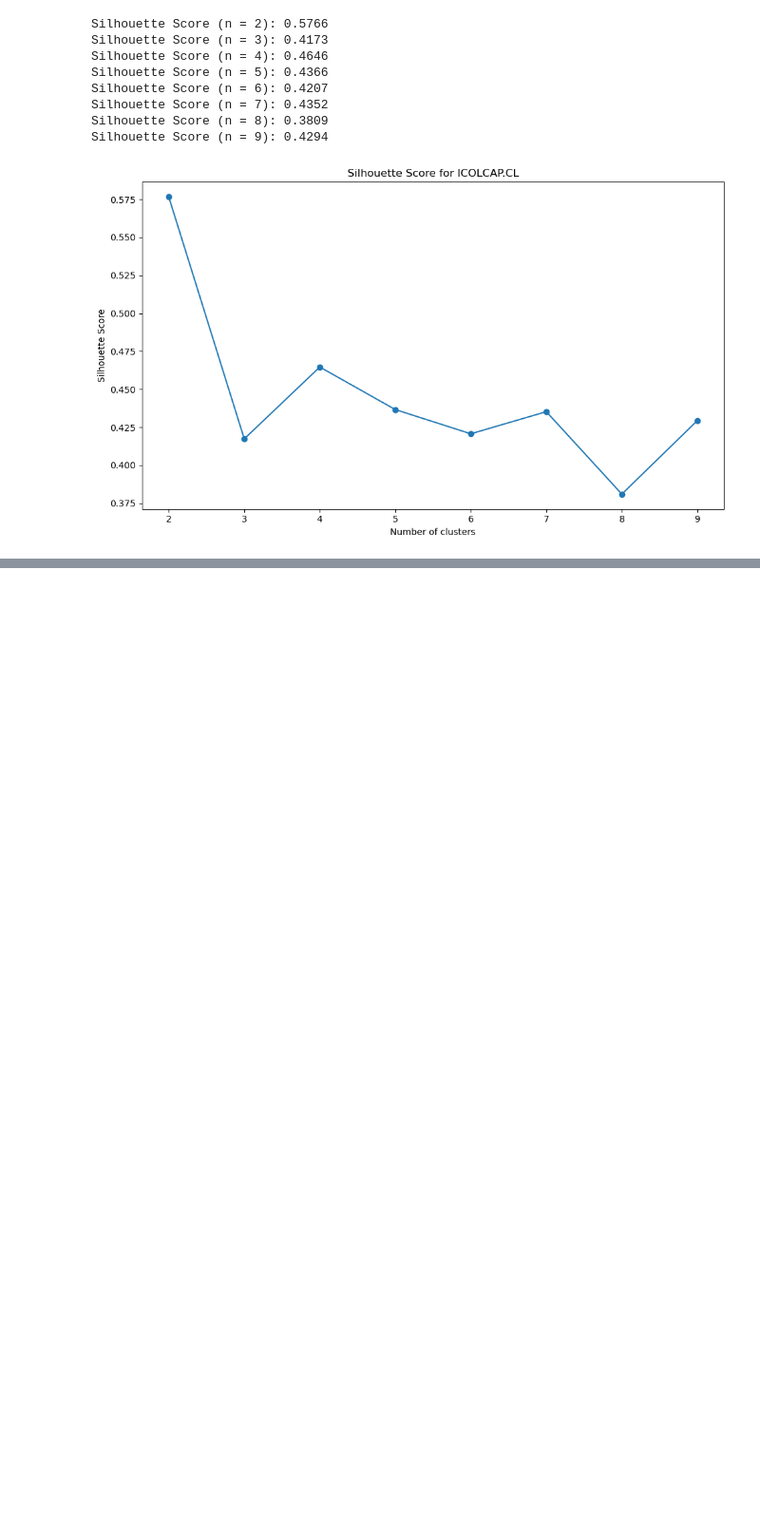
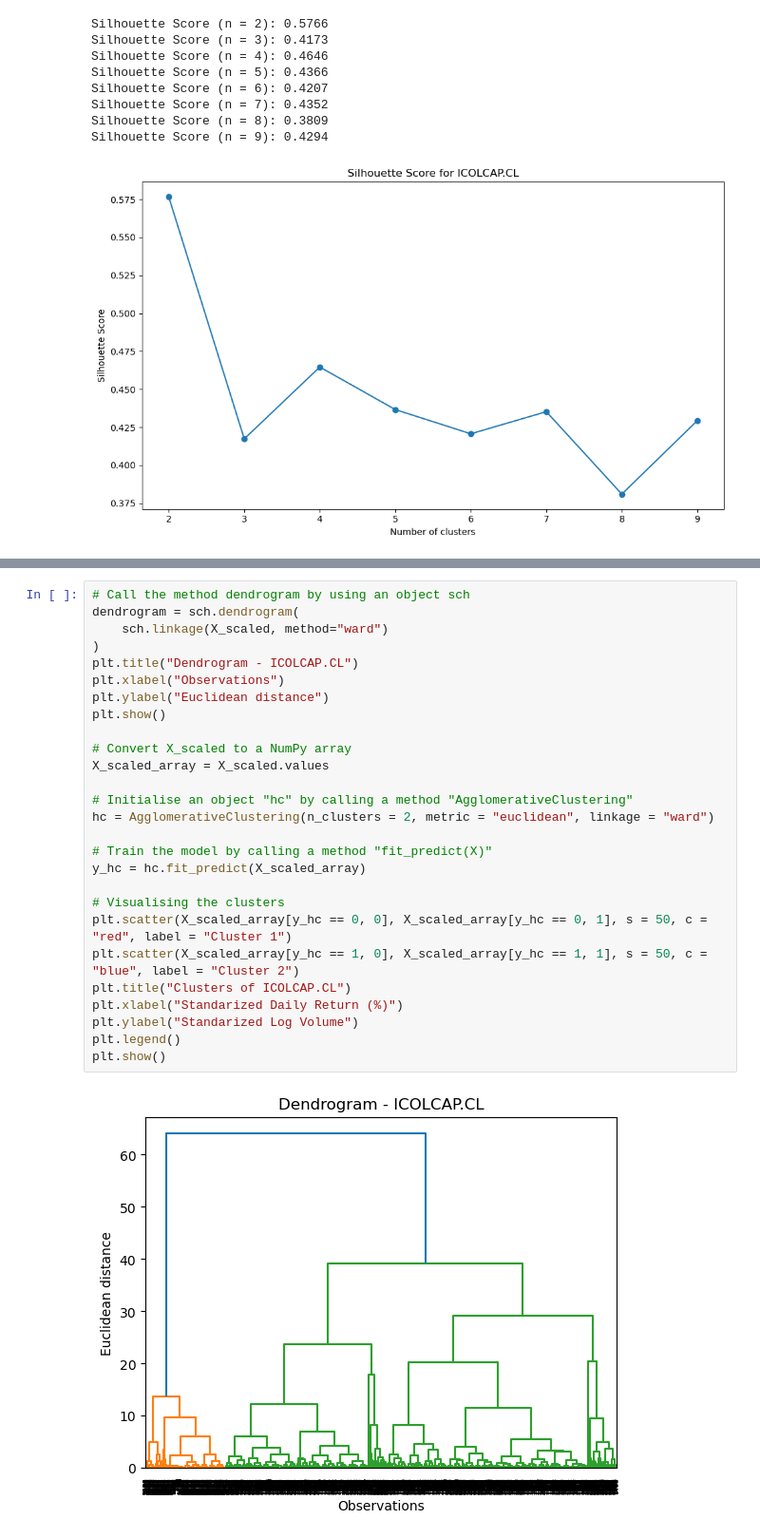
Before and after one commit to YuriBaquero2026/CA1MLB-2026234, a Jupyter notebook: Yuri_Baquero_CA1_MLB.ipynb, the cells around one changed output, grey strips where cells are left out. Shown at 95% size. Saved outputs shown, nothing was run; the diff lists cells and outputs as text; blank space fills up the shorter version.

```diff
--- a/Yuri_Baquero_CA1_MLB.ipynb
+++ b/Yuri_Baquero_CA1_MLB.ipynb
@@ -1001,0 +1028,29 @@ Before to apply the tecnique is necessary to define what the Agglomerative Clust
+# %%
+# Call the method dendrogram by using an object sch
+dendrogram = sch.dendrogram(
+    sch.linkage(X_scaled, method="ward")
+)
+plt.title("Dendrogram - ICOLCAP.CL")
+plt.xlabel("Observations")
+plt.ylabel("Euclidean distance")
+plt.show()
+
+# Convert X_scaled to a NumPy array
+X_scaled_array = X_scaled.values
+
+# Initialise an object "hc" by calling a method "AgglomerativeClustering"
+hc = AgglomerativeClustering(n_clusters = 2, metric = "euclidean", linkage = "ward")
+
+# Train the model by calling a method "fit_predict(X)"
+y_hc = hc.fit_predict(X_scaled_array)
+
+# Visualising the clusters
+plt.scatter(X_scaled_array[y_hc == 0, 0], X_scaled_array[y_hc == 0, 1], s = 50, c = "red", label = "Cluster 1")
+plt.scatter(X_scaled_array[y_hc == 1, 0], X_scaled_array[y_hc == 1, 1], s = 50, c = "blue", label = "Cluster 2")
+plt.title("Clusters of ICOLCAP.CL")
+plt.xlabel("Standarized Daily Return (%)")
+plt.ylabel("Standarized Log Volume")
+plt.legend()
+plt.show()
+# %% [output]
+[figure, added]
```
Also changed, not shown: parts of 51 cells of this notebook.
